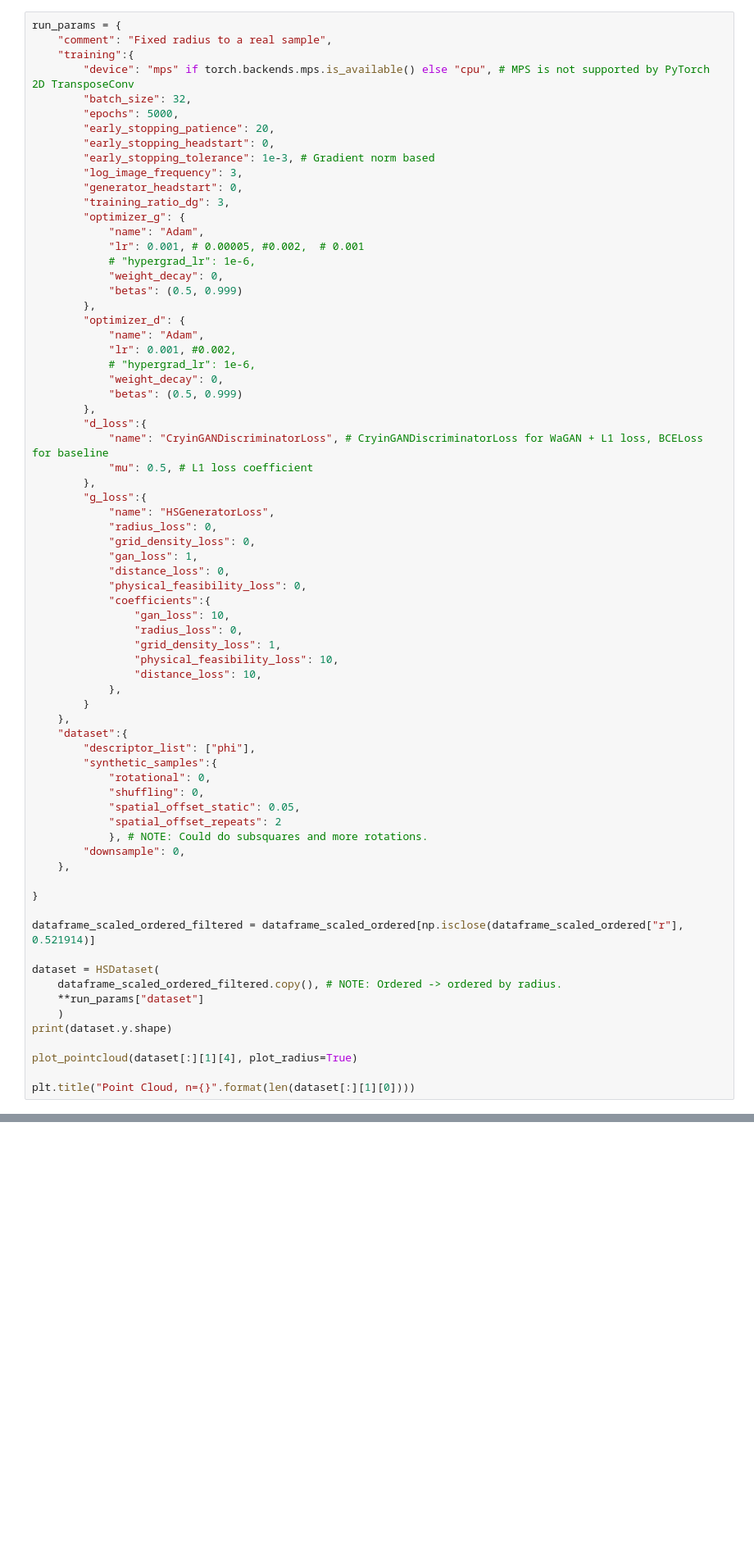
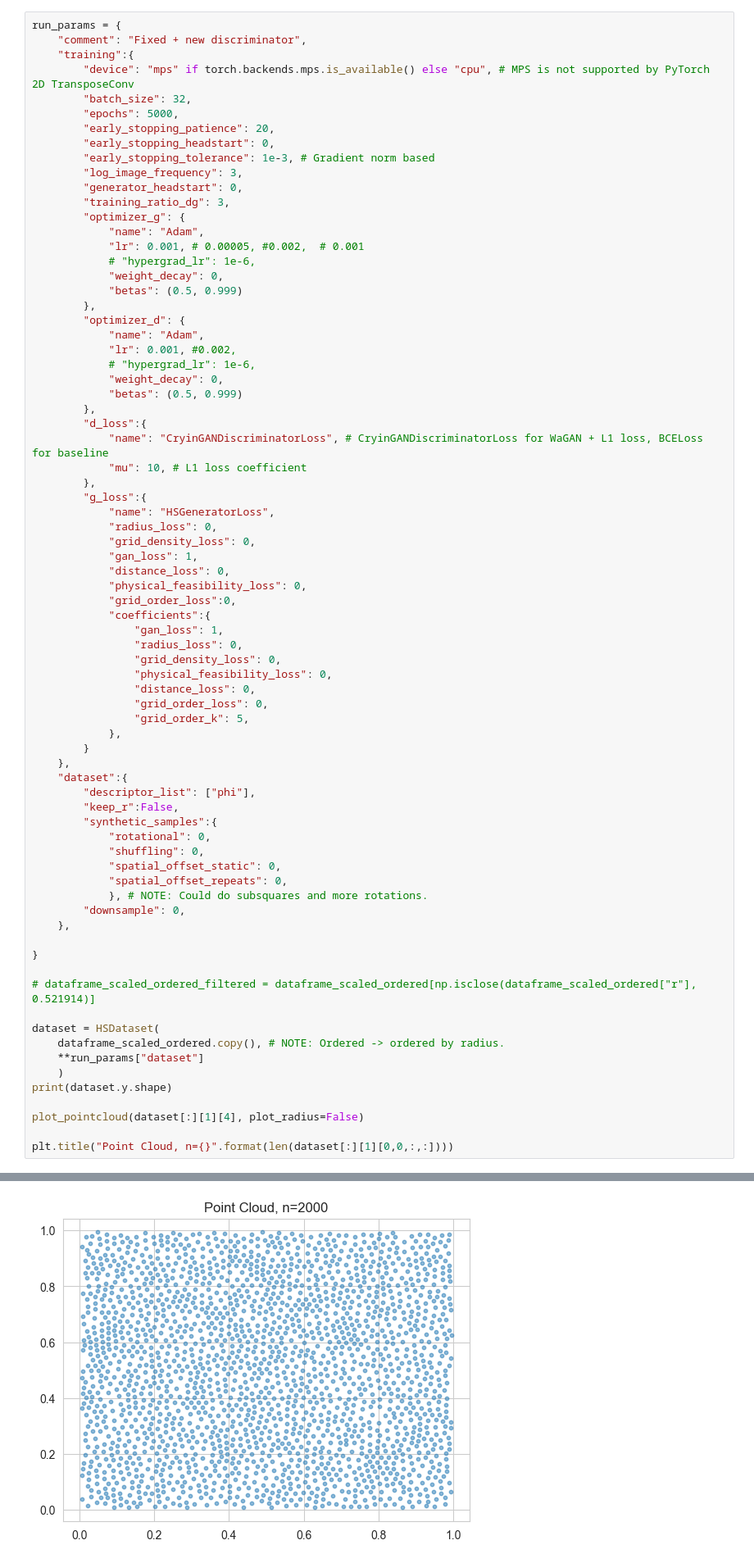
Before and after one commit to Veikko-Saikkonen/hard-spheres, a Jupyter notebook: Notebooks/HardSpheres_v1.ipynb, the cells around one changed output, grey strips where cells are left out. Shown at 82% size. Saved outputs shown, nothing was run; the diff lists cells and outputs as text; blank space fills up the shorter version.

```diff
--- a/Notebooks/HardSpheres_v1.ipynb
+++ b/Notebooks/HardSpheres_v1.ipynb
@@ -226,6 +338,6 @@ dataframe_scaled_ordered["r"].value_counts()
 # %%
 run_params = {
-    "comment": "Fixed radius to a real sample",
+    "comment": "Fixed + new discriminator",
     "training":{
         "device": "mps" if torch.backends.mps.is_available() else "cpu", # MPS is not supported by PyTorch 2D TransposeConv
         "batch_size": 32,
@@ -252,7 +364,7 @@ run_params = {
         },
         "d_loss":{
             "name": "CryinGANDiscriminatorLoss", # CryinGANDiscriminatorLoss for WaGAN + L1 loss, BCELoss for baseline
-            "mu": 0.5, # L1 loss coefficient
+            "mu": 10, # L1 loss coefficient
         },
         "g_loss":{
             "name": "HSGeneratorLoss",
@@ -261,36 +373,41 @@ run_params = {
             "gan_loss": 1,
             "distance_loss": 0,
             "physical_feasibility_loss": 0,
+            "grid_order_loss":0,
             "coefficients":{
-                "gan_loss": 10,
+                "gan_loss": 1,
                 "radius_loss": 0,
-                "grid_density_loss": 1,
-                "physical_feasibility_loss": 10,
-                "distance_loss": 10,
+                "grid_density_loss": 0,
+                "physical_feasibility_loss": 0,
+                "distance_loss": 0,
+                "grid_order_loss": 0,
+                "grid_order_k": 5,
             },
         }
     },
     "dataset":{
         "descriptor_list": ["phi"],
+        "keep_r":False,
         "synthetic_samples":{
             "rotational": 0,
             "shuffling": 0,
-            "spatial_offset_static": 0.05,
-            "spatial_offset_repeats": 2
+            "spatial_offset_static": 0,
+            "spatial_offset_repeats": 0,
             }, # NOTE: Could do subsquares and more rotations.
         "downsample": 0,
     },
 
 }
 
-dataframe_scaled_ordered_filtered = dataframe_scaled_ordered[np.isclose(dataframe_scaled_ordered["r"], 0.521914)]
+# dataframe_scaled_ordered_filtered = dataframe_scaled_ordered[np.isclose(dataframe_scaled_ordered["r"], 0.521914)]
 
 dataset = HSDataset(
-    dataframe_scaled_ordered_filtered.copy(), # NOTE: Ordered -> ordered by radius.
+    dataframe_scaled_ordered.copy(), # NOTE: Ordered -> ordered by radius.
     **run_params["dataset"]
     )
 print(dataset.y.shape)
 
-plot_pointcloud(dataset[:][1][4], plot_radius=True)
+plot_pointcloud(dataset[:][1][4], plot_radius=False)
 
-plt.title("Point Cloud, n={}".format(len(dataset[:][1][0])))
+plt.title("Point Cloud, n={}".format(len(dataset[:][1][0,0,:,:])))
+# %% [output]
@@ -297,3 +418,4 @@ plt.title("Point Cloud, n={}".format(len(dataset[:][1][0])))
+[figure, added]
 # %%
 from src.models.CryinGAN import CCCGDiscriminator, CCCGeneratorWithDiffusion, CCCGenerator
 
```
Also changed, not shown: parts of 19 cells of this notebook, 2 other files.
